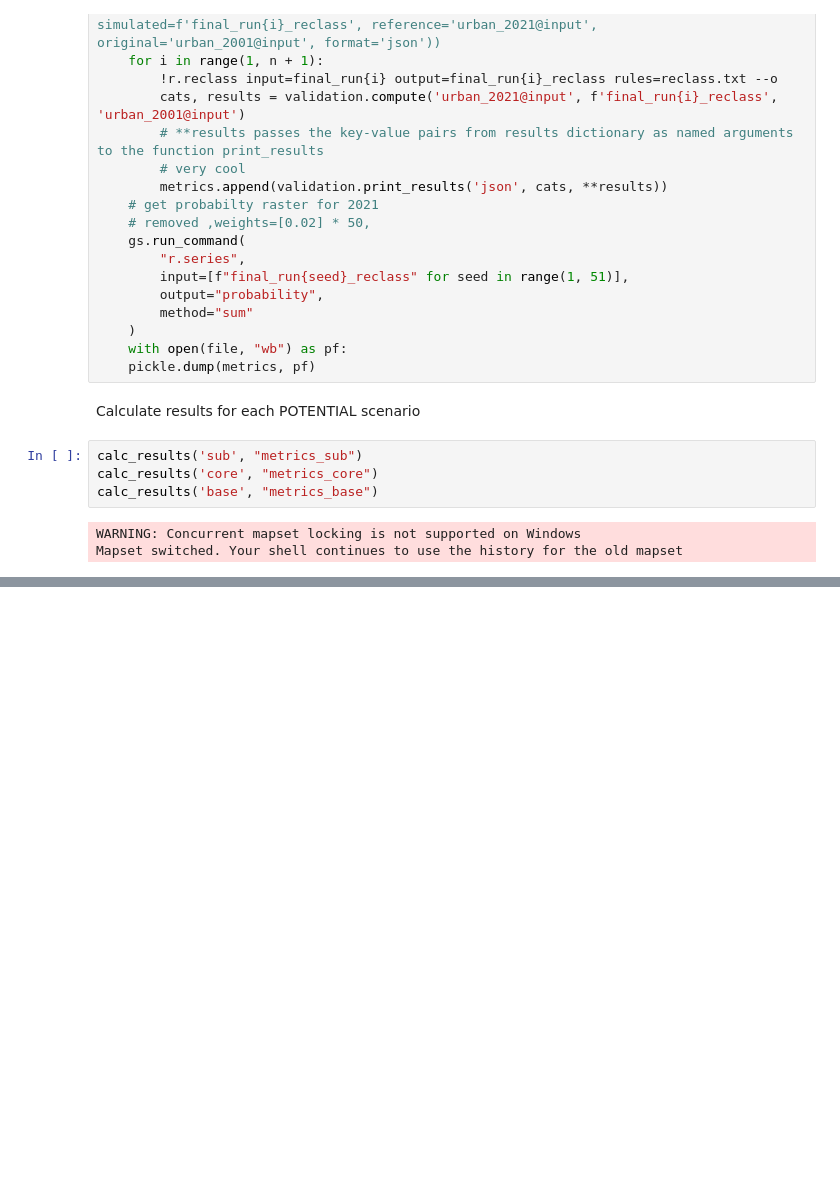
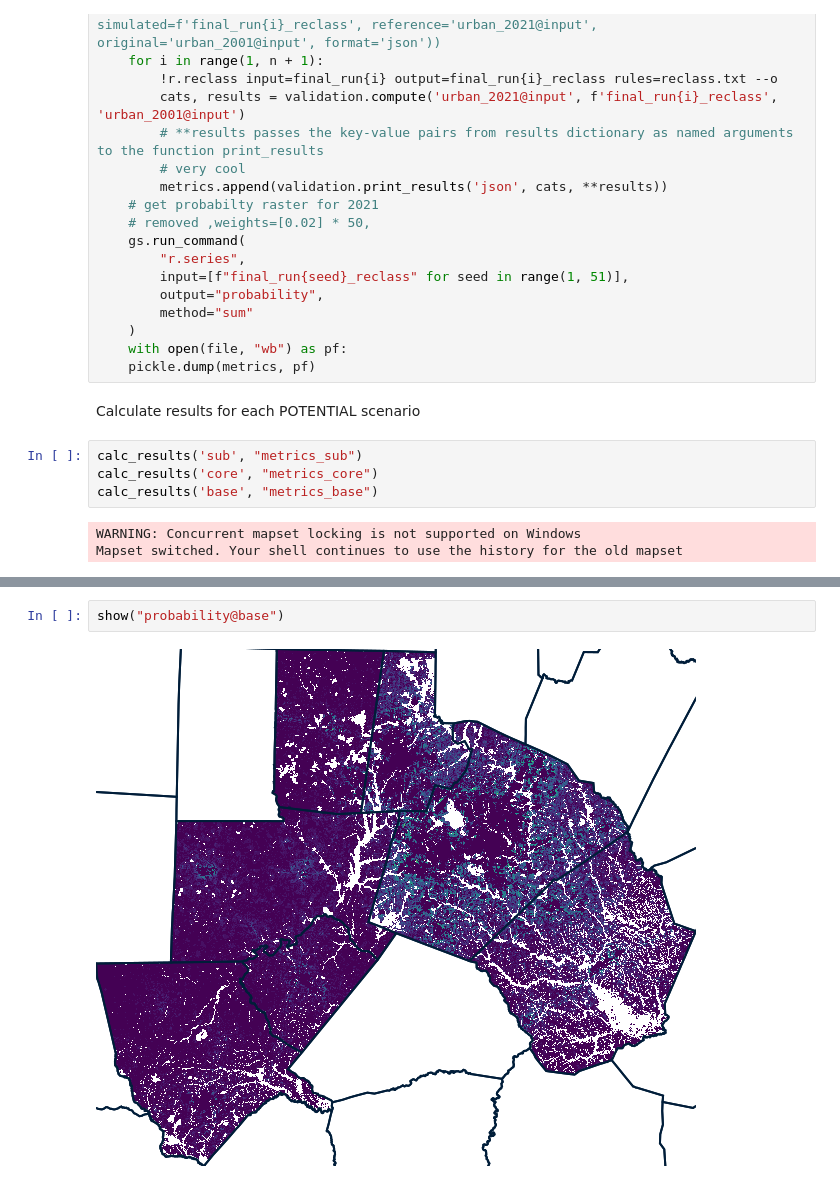
Before and after one commit to malawrim/FUTURES_zoning_prelim, a Jupyter notebook: futures_pga.ipynb, the cells around one changed output, grey strips where cells are left out. Cells and saved outputs as stored; diff of their text form; blank space fills up the shorter version.

```diff
--- a/futures_pga.ipynb
+++ b/futures_pga.ipynb
@@ -264,0 +268,4 @@ Patch calibration if you were to calibrate by zoning district
+# %%
+show("probability@base")
+# %% [output]
+[figure, added]
```
Also changed, not shown: parts of 9 cells of this notebook, 2 other files.
